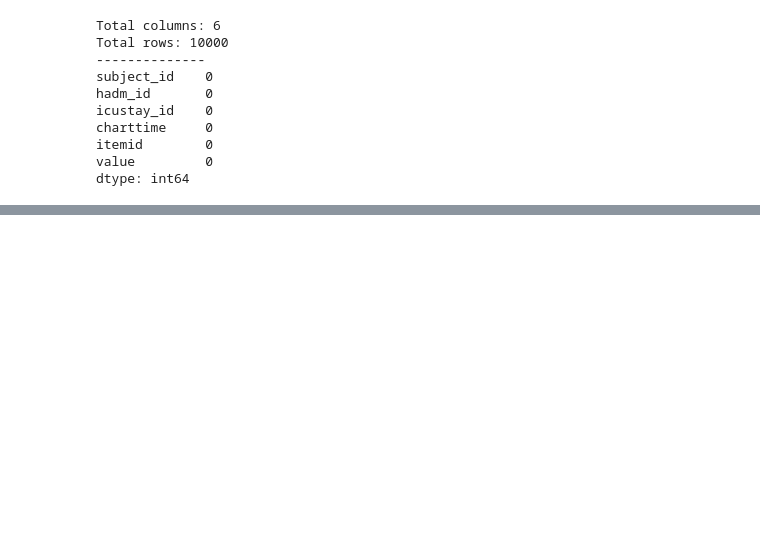
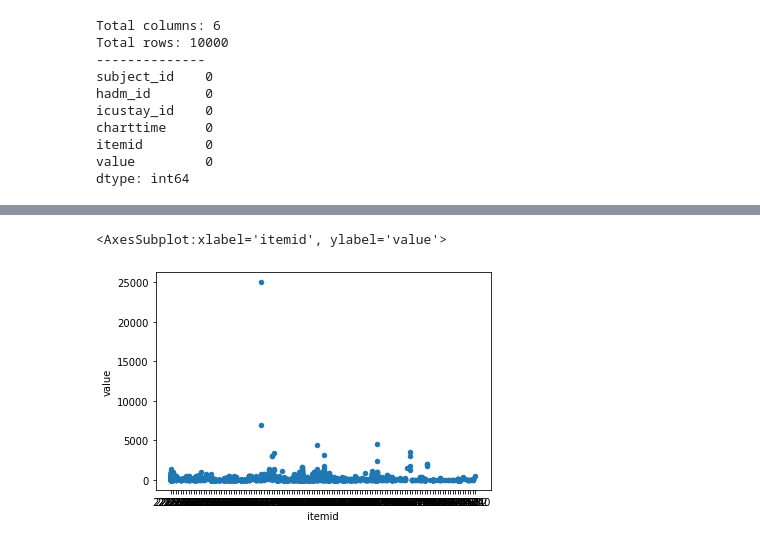
Before and after one commit to Alaskyed/Synthetic-Electronic-Health-Records-Data-using-MIMIC-III, a Jupyter notebook: SDV_outputevents_generation.ipynb, the cells around one changed output, grey strips where cells are left out. Cells and saved outputs as stored; diff of their text form; code cells hidden in the pictures; blank space fills up the shorter version.

```diff
--- a/SDV_outputevents_generation.ipynb
+++ b/SDV_outputevents_generation.ipynb
@@ -189 +193,6 @@ nan
+# %%
+train_data.sort_values('itemid').plot(x='itemid', y='value', kind='scatter')
+# %% [output]
+<AxesSubplot:xlabel='itemid', ylabel='value'>
+[figure, added]
 # %%
```
Also changed, not shown: parts of 12 cells of this notebook, 3 other files.
